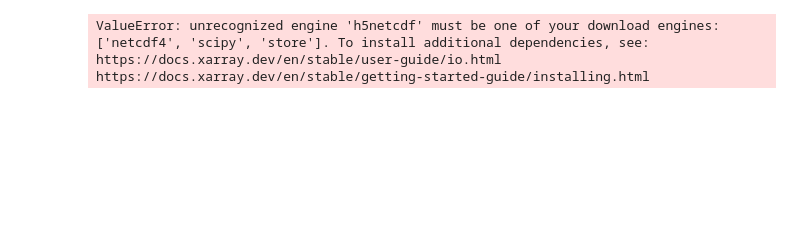
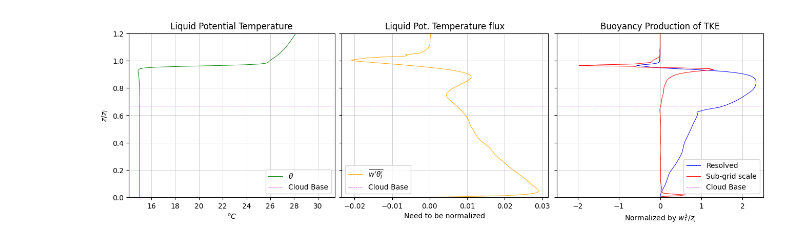
Before and after one commit to ChrisPhys97/Bachelor-Thesis, a Jupyter notebook: TKE-Buoyancy Results.ipynb, the cells around one changed output. Drawn from its saved outputs; the diff is of its cells as text; code cells hidden in the pictures; blank space fills up the shorter version.

```diff
--- a/TKE-Buoyancy Results.ipynb
+++ b/TKE-Buoyancy Results.ipynb
@@ -24,34 +22,32 @@ data=response.content
 bf=xr.open_dataset(io.BytesIO(data),engine="h5netcdf")
 bfres=bf.BFRES.values/norm
 bfsgs=bf.BFSGS.values/norm
 ptl=bf.PTL.values-273.15
 ptlw=bf.PTLflux.values
-z=bf.z.valuse
+z=bf.z.values
 
 fig,ax=plt.subplots(1,3,figsize=(13,4),constrained_layout=True)
 ax[0].plot(ptl,z,linewidth=0.7,color="g",label=r"$\theta$")
 ax[1].plot(ptlw,z,color="orange",linewidth=0.7,label=r"$\overline{w^\prime \theta_l^\prime}$")
 ax[2].plot(bfres,z,linewidth=0.7,color="b",label="Resolved")
 ax[2].plot(bfsgs,z,linewidth=0.7,color="r",label="Sub-grid scale")
 ax[1].set_yticklabels([])
 ax[2].set_yticklabels([])
 ax[0].set_title("Liquid Potential Temperature")
 ax[1].set_title(r"Liquid Pot. Temperature flux")
 ax[2].set_title(r"Buoyancy Production of TKE")
 for a in ax:
   a.set_ylim([0,1.2])
   a.grid(True,linewidth=0.5,alpha=0.8)
   a.axhline(y=c_base,linewidth=0.5,color="m",label="Cloud Base",linestyle="--")
 ax[2].set_xlim([-2.5,2.5])
 ax[0].legend(loc="lower right")
 ax[1].legend(loc="lower left")
 ax[2].legend(loc="lower right")
 ax[0].set_ylabel("$z/z_i$")
 ax[0].set_xlabel("${}^oC$")
 ax[1].set_xlabel("Need to be normalized")
 ax[2].set_xlabel(r"Normalized by $w_{*}^{3}/z_{i}$")
 plt.show()
 # %% [output]
-ValueError: unrecognized engine 'h5netcdf' must be one of your download engines: ['netcdf4', 'scipy', 'store']. To install additional dependencies, see:
-https://docs.xarray.dev/en/stable/user-guide/io.html
-https://docs.xarray.dev/en/stable/getting-started-guide/installing.html
+[figure, added]
```
Also changed, not shown: parts of 1 cell of this notebook.
